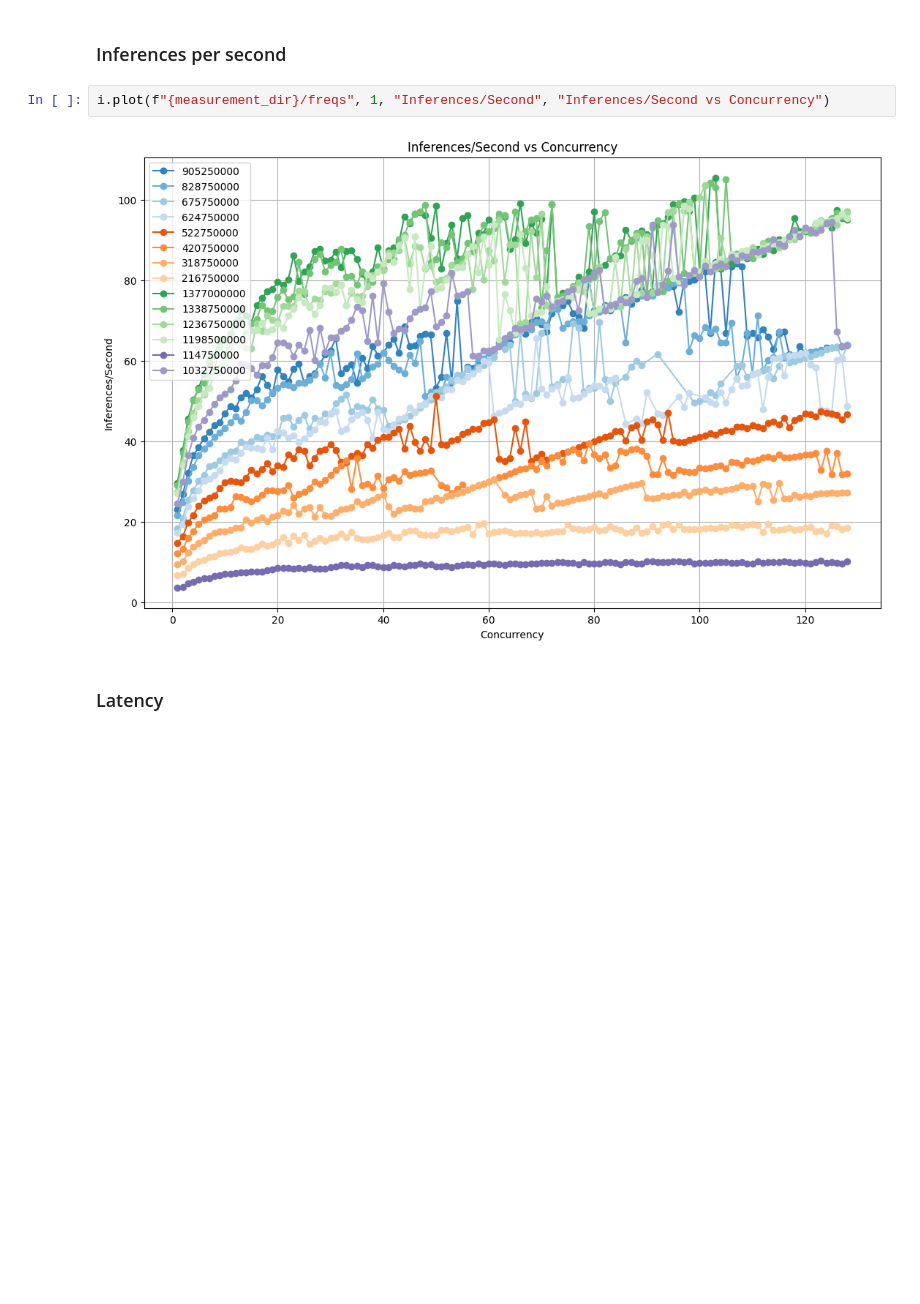
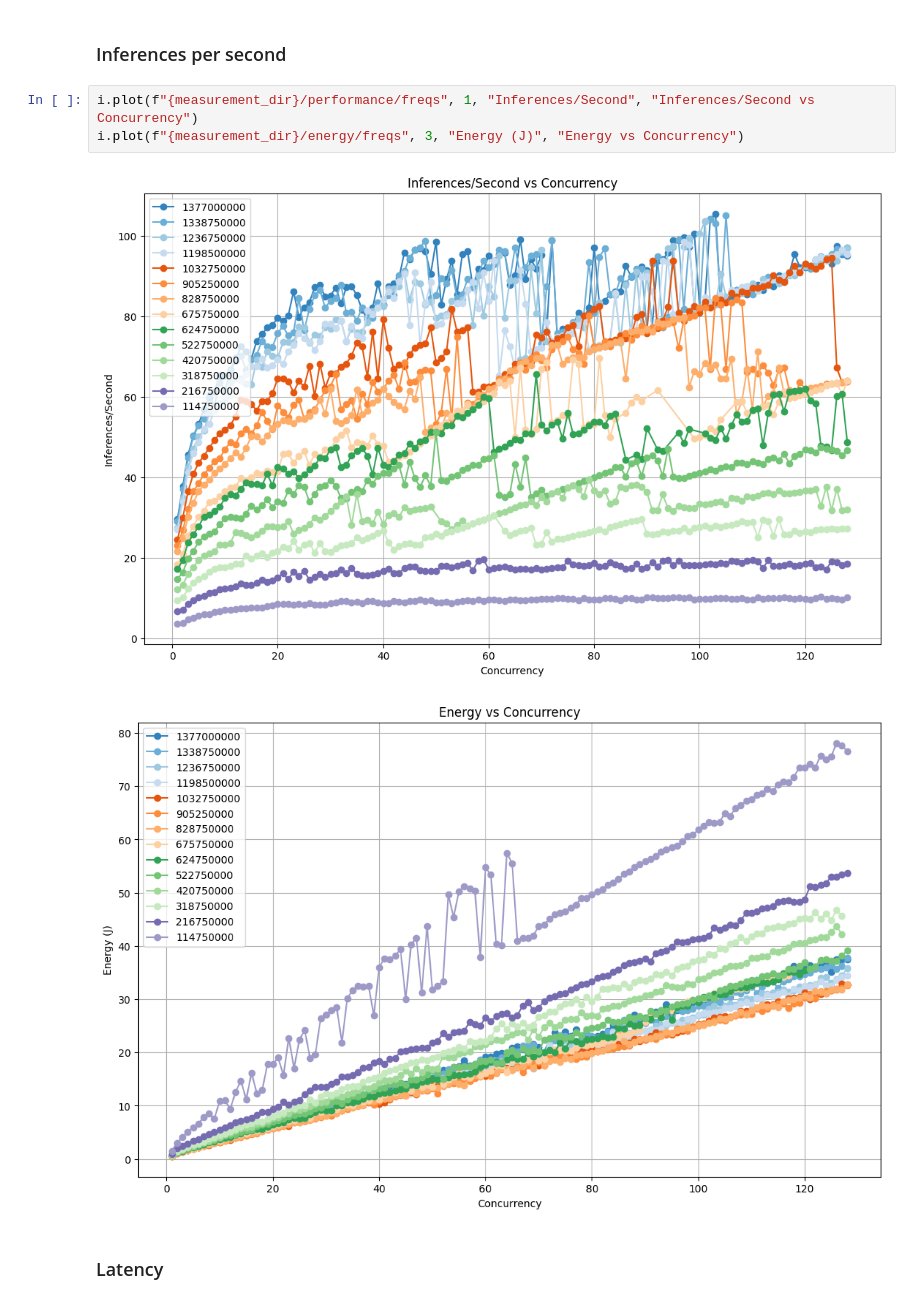
Before and after one commit to iloudaros/LoudVA, a Jupyter notebook: plots/Plot_Performance_AGX.ipynb, the cells around one changed output. Saved outputs shown, nothing was run; the diff lists cells and outputs as text; blank space fills up the shorter version.

Commit message:
Representative measurements plotted

```diff
--- a/plots/Plot_Performance_AGX.ipynb
+++ b/plots/Plot_Performance_AGX.ipynb
@@ -14,9 +14,11 @@ measurement_dir = f'/home/louduser/LoudVA/measurements/archive/{measurement_code
 # %% [markdown]
 ### Inferences per second
 # %%
-i.plot(f"{measurement_dir}/freqs", 1, "Inferences/Second", "Inferences/Second vs Concurrency")
+i.plot(f"{measurement_dir}/performance/freqs", 1, "Inferences/Second", "Inferences/Second vs Concurrency")
+i.plot(f"{measurement_dir}/energy/freqs", 3, "Energy (J)", "Energy vs Concurrency")
 # %% [output]
-[figure, old version]
+[figure, new version]
+[figure, added]
 # %% [markdown]
 ### Latency
 # %%
```
Also changed, not shown: parts of 3 cells of this notebook, 2 other files.
